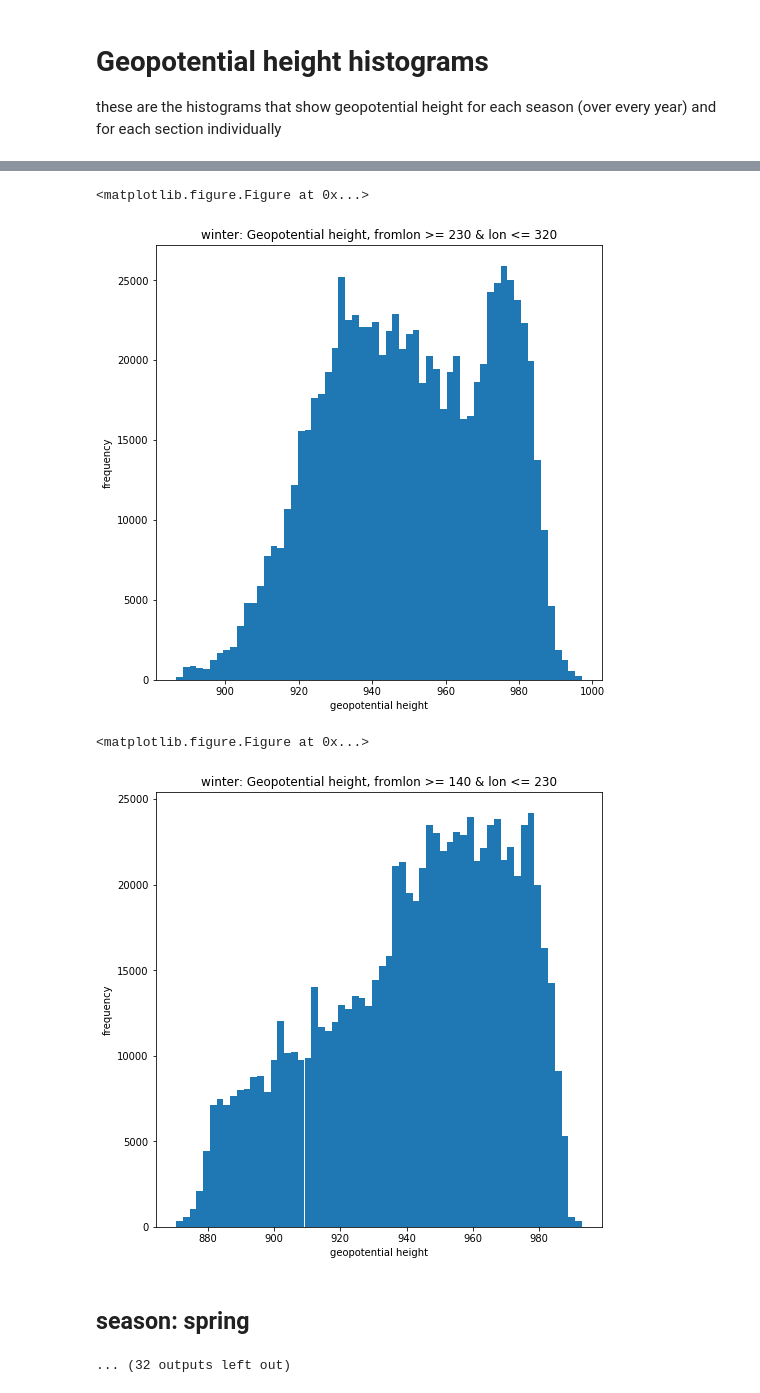
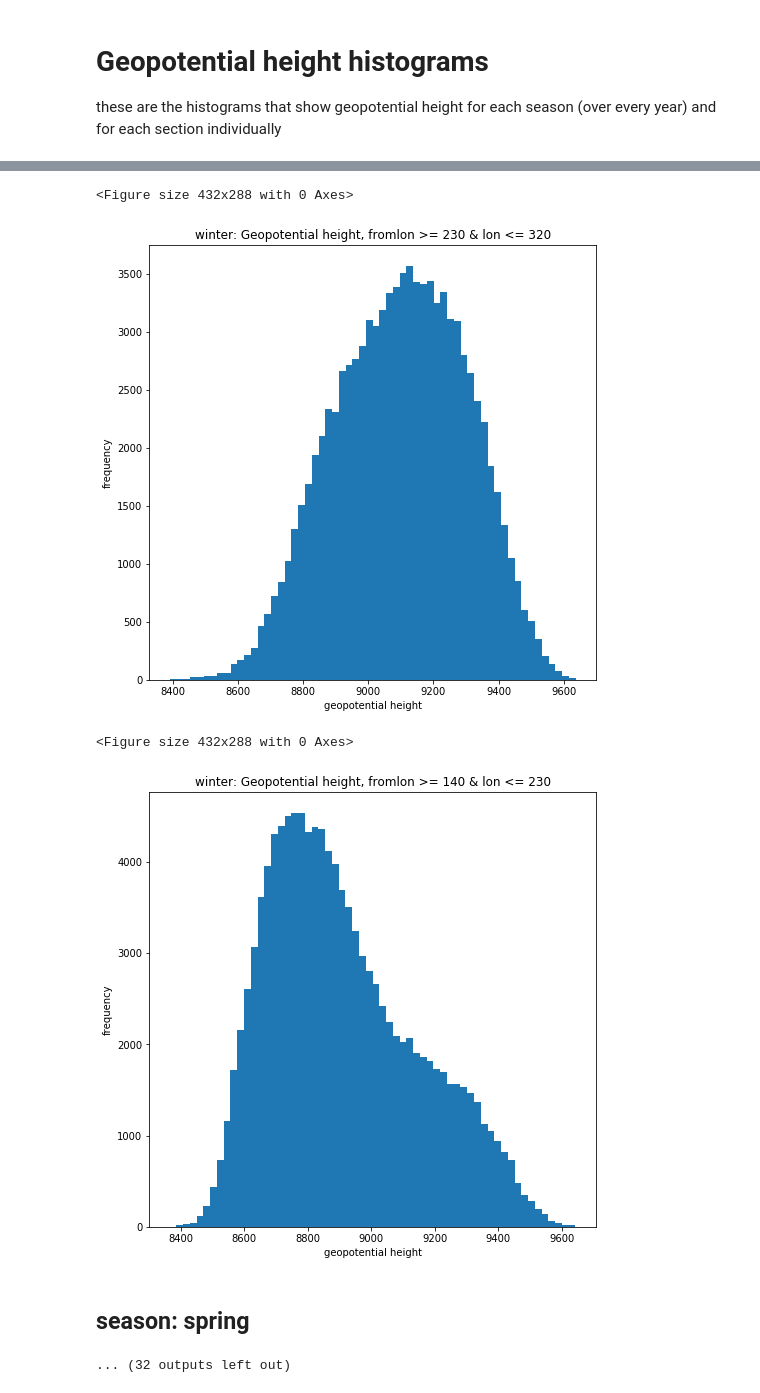
Before and after one commit to csyhuang/python-climate-data-processing, a Jupyter notebook: submission_from_claire/40.5N-processing/histo_40.5_geopot_means_v2.ipynb, the cells around one changed output, grey strips where cells are left out. Drawn from its saved outputs; the diff is of its cells as text; code cells hidden in the pictures.

Commit message:
added cleaned up version of geopotential means/fixed indexing error

```diff
--- a/submission_from_claire/40.5N-processing/histo_40.5_geopot_means_v2.ipynb
+++ b/submission_from_claire/40.5N-processing/histo_40.5_geopot_means_v2.ipynb
@@ -103,4 +134,6 @@ day_df['difference'] = day_df['difference'] /9.81
 # %%
 #to compare - get the average of four day sections
-avg4_df = day_df.sort_values(by = ['lon','date'])
+avg4_df = geopot_df.drop_duplicates(subset=['dayavg'], keep='first', inplace=False)
+avg4_df = avg4_df.sort_values(by = ['lon','datetime'])
 avg4_df = avg4_df.groupby(np.arange(len(avg4_df))//4).mean()
+avg4_df["season"] = avg4_df["month"].apply(lambda x: season_sort(x))
@@ -106,0 +171,3 @@ avg4_df = avg4_df.groupby(np.arange(len(avg4_df))//4).mean()
+# %%
+#drop the duplicates so am only pltting one point in each place
+season_df = geopot_df.drop_duplicates(subset=['seasonmean'], keep='first', inplace=False)
@@ -106,0 +280,3 @@ avg4_df = avg4_df.groupby(np.arange(len(avg4_df))//4).mean()
+# %%
+#create a list of seasons to cycle through
+season_list = ["winter", "spring", "summer", "fall"]
@@ -108,21 +403,3 @@ avg4_df = avg4_df.groupby(np.arange(len(avg4_df))//4).mean()
 # Geopotential height histograms
 
 these are the histograms that show geopotential height for each season (over every year) and for each section individually
-# %%
-#set lists of seasons
-winter_str = 'month < 3 | month == 12'
-spring_str = 'month >= 3 & month <= 5'
-summer_str = 'month >= 6 & month <= 8'
-fall_str = 'month >= 9 & month <= 11'
-
-season_list = [winter_str, spring_str, summer_str, fall_str]
-
-#set lists of longitude sections
-lon_1 = 'lon >= 50 & lon <= 140'
-lon_2 = 'lon <= 50 | lon >= 320'
-lon_3 = 'lon >= 230 & lon <= 320'
-lon_4 = 'lon >= 140 & lon <= 230'
-
-lon_sections = [lon_1, lon_2, lon_3, lon_4]
-
-season_label = ["winter","spring","summer","fall"]
@@ -129,21 +413,24 @@ season_label = ["winter","spring","summer","fall"]
 # %%
+#drop the duplicates so am only pltting one point in each place
+day_df = geopot_df.drop_duplicates(subset=['dayavg'], keep='first', inplace=False)
+
 i = 0
 for season in season_list:
 
     #display season
-    display(Markdown('## season: ' + season_label[i]))
+    display(Markdown('## season: ' + season))
 
     #get the correct dataframe
-    season_df = day_df.query(season)
+    plot_df = day_df[day_df["season"] == season]
 
     #plot the histogram for the entire season
     plt.clf();
     plt.figure(figsize=(8,8))
-    plt.hist(season_df['meanval'], bins = 60)
+    plt.hist(plot_df['dayavg'], bins = 60)
     #plt.xlim(xmin,xmax)
     plt.ylabel('frequency')
     plt.xlabel('geopotential height')
-    plt.title(str(season_label[i]) + ': Mean geopotential height, NH fall');
+    plt.title(str(season_label[i]) + ': Mean geopotential height');
     plt.show()
 
 
@@ -151,12 +438,12 @@ for season in season_list:
     for section in lon_sections:
 
         #get the correct dataframe
-        section_df = day_df.query(section)
+        section_df = plot_df.query(section)
 
         #plot the figure
         plt.clf();
         plt.figure(figsize=(8,8))
-        plt.hist(section_df['meanval'], bins = 60)
+        plt.hist(section_df['dayavg'], bins = 60)
         plt.ylabel('frequency')
         plt.xlabel('geopotential height')
         plt.title(str(season_label[i]) + ': Geopotential height, from' + section);
@@ -174,6 +461,6 @@ for season in season_list:
-<matplotlib.figure.Figure at 0x...>
+<Figure size 432x288 with 0 Axes>
-[figure, old version]
+[figure, new version]
-<matplotlib.figure.Figure at 0x...>
+<Figure size 432x288 with 0 Axes>
-[figure, old version]
+[figure, new version]
 ## season: spring
 ... (32 outputs left out)
```
Also changed, not shown: parts of 41 cells of this notebook.
